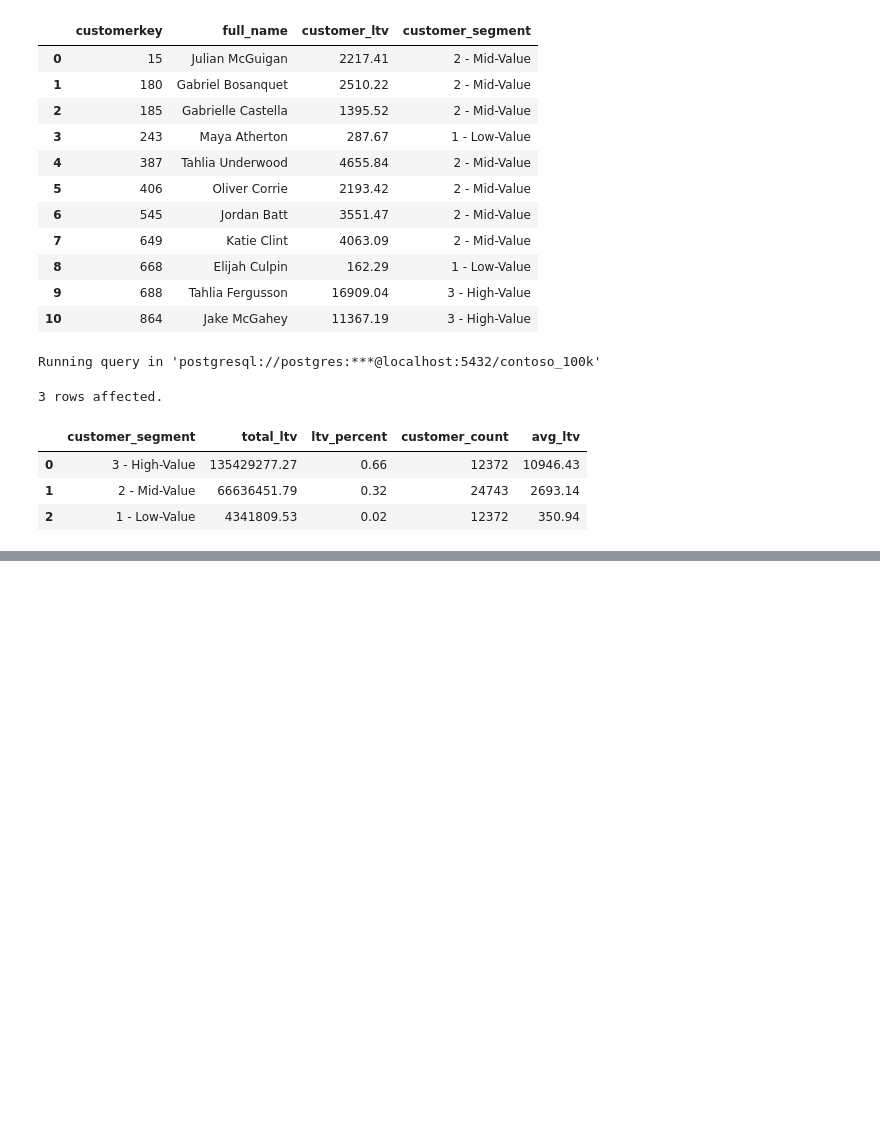
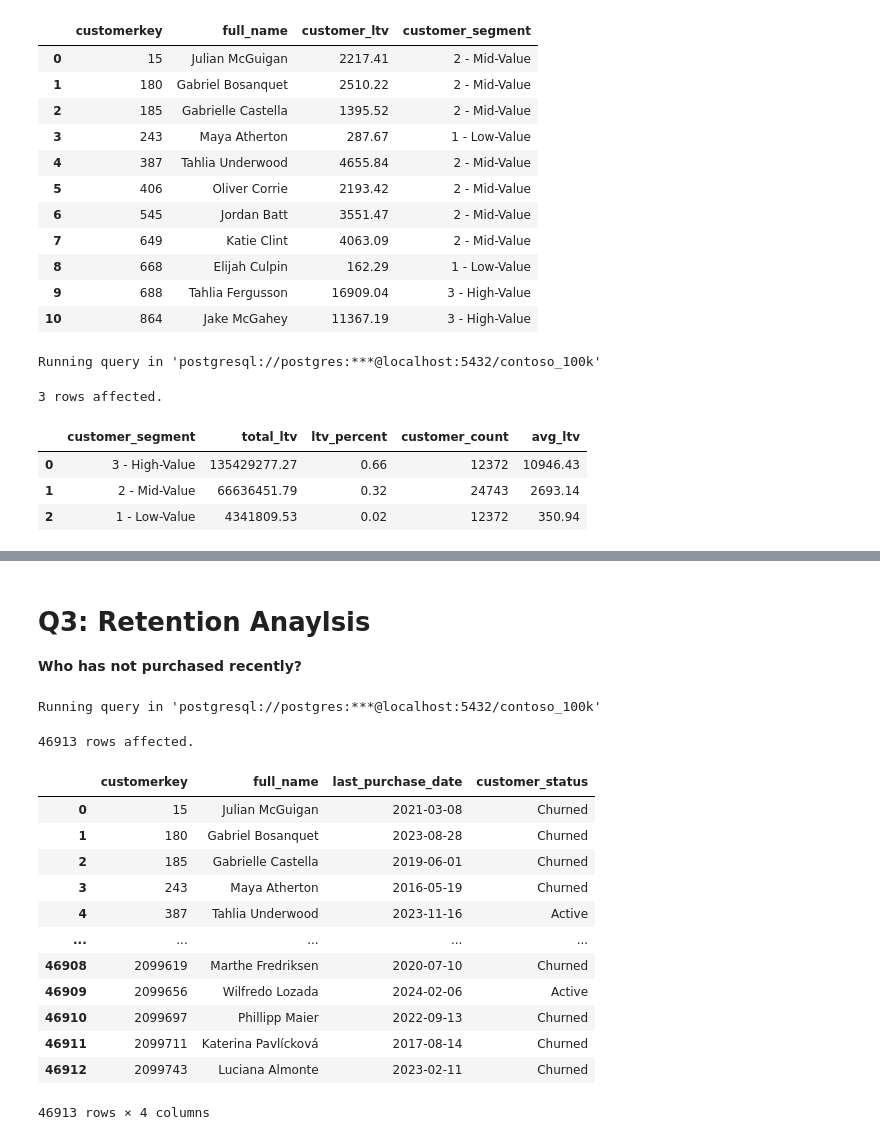
Before and after one commit to Vugar-Nasirli/SQL_Project_Beginner, a Jupyter notebook: Resources/Blank_SQL_Notebook.ipynb, the cells around one changed output, grey strips where cells are left out. Cells and saved outputs as stored; diff of their text form; code cells hidden in the pictures; blank space fills up the shorter version.

```diff
--- a/Resources/Blank_SQL_Notebook.ipynb
+++ b/Resources/Blank_SQL_Notebook.ipynb
@@ -1939,0 +2033,62 @@ Running query in 'postgresql://postgres:***@localhost:5432/contoso_100k'
+# %% [markdown]
+# **Q3: Retention Anaylsis**
+**Who has not purchased recently?**
+# %%
+%%sql
+
+---------------------- Customers retention status -----------------------------
+
+WITH date_table AS
+(
+SELECT
+  MAX(orderdate) - INTERVAL '6 month' AS final_date
+FROM
+  sales
+),
+
+retention_table AS
+(
+SELECT
+  customerkey,
+  full_name,
+  first_purchase_date,
+  MAX(orderdate) AS last_purchase_date
+FROM
+  cohort_analysis
+GROUP BY
+  customerkey,
+  full_name,
+  first_purchase_date
+ORDER BY
+  customerkey
+)
+
+SELECT
+  ret.customerkey,
+  ret.full_name,
+  ret.last_purchase_date,
+  CASE
+    WHEN ret.last_purchase_date < final_date THEN 'Churned'
+    ELSE 'Active'
+  END AS customer_status
+FROM
+  retention_table ret
+  CROSS JOIN date_table dt
+WHERE
+  ret.first_purchase_date < final_date;
+# %% [output]
+Running query in 'postgresql://postgres:***@localhost:5432/contoso_100k'
+46913 rows affected.
+|  | customerkey | full_name | last_purchase_date | customer_status |
+| 0 | 15 | Julian McGuigan | 2021-03-08 | Churned |
+| 1 | 180 | Gabriel Bosanquet | 2023-08-28 | Churned |
+| 2 | 185 | Gabrielle Castella | 2019-06-01 | Churned |
+| 3 | 243 | Maya Atherton | 2016-05-19 | Churned |
+| 4 | 387 | Tahlia Underwood | 2023-11-16 | Active |
+| ... | ... | ... | ... | ... |
+| 46908 | 2099619 | Marthe Fredriksen | 2020-07-10 | Churned |
+| 46909 | 2099656 | Wilfredo Lozada | 2024-02-06 | Active |
+| 46910 | 2099697 | Phillipp Maier | 2022-09-13 | Churned |
+| 46911 | 2099711 | Katerina Pavlícková | 2017-08-14 | Churned |
+| 46912 | 2099743 | Luciana Almonte | 2023-02-11 | Churned |
+46913 rows × 4 columns
```
Also changed, not shown: parts of 12 cells of this notebook.
